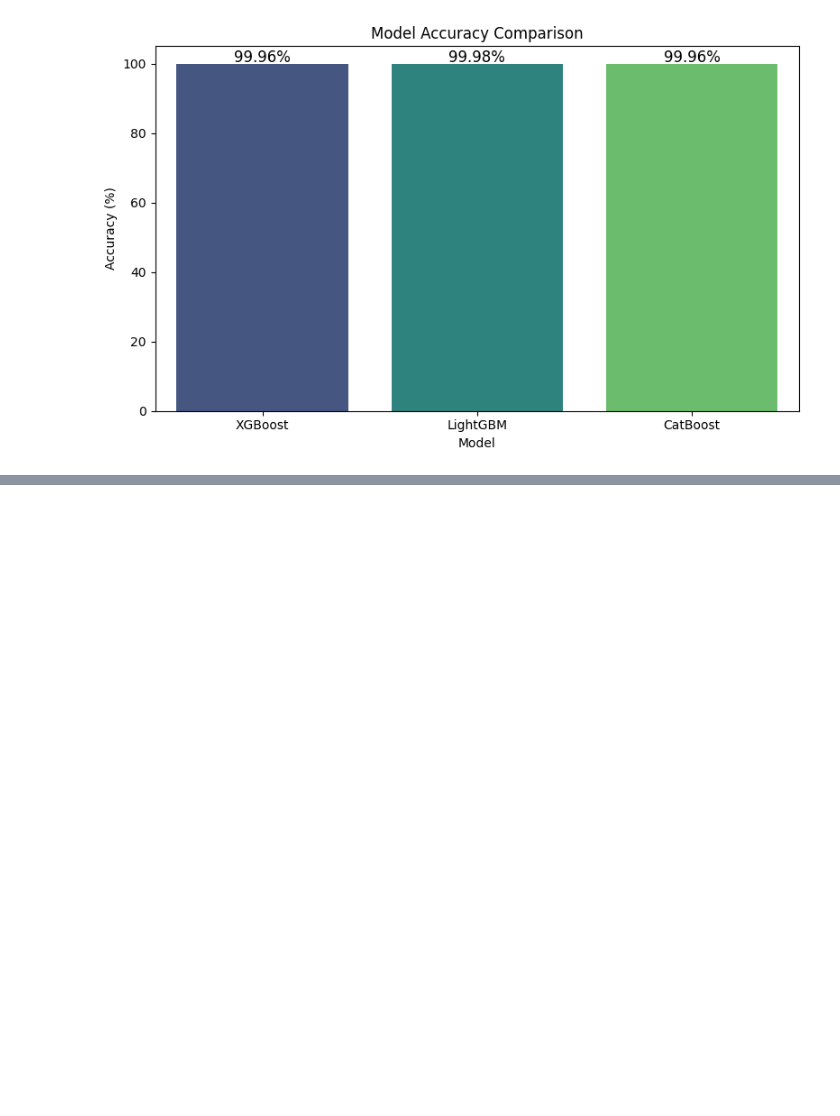
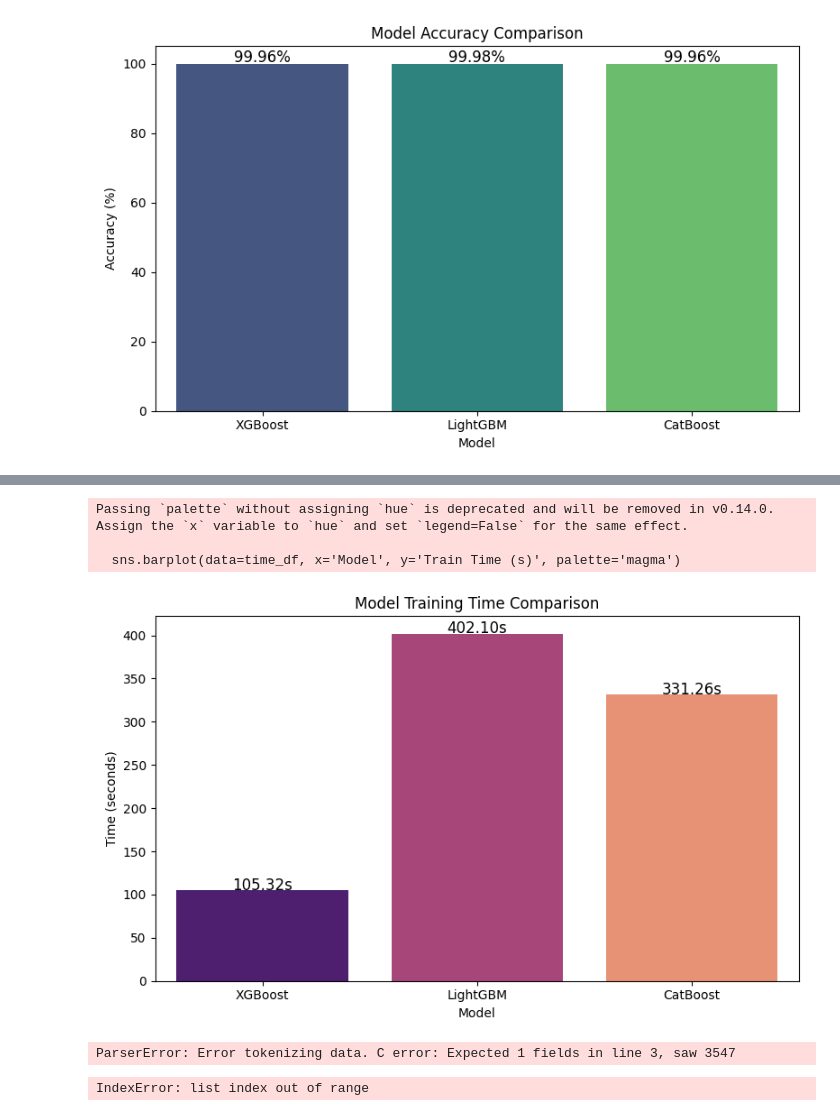
Before and after one commit to ARAVINTH342006/ImageGallery, a Jupyter notebook: WebAttackDetecter.ipynb, the cells around one changed output, grey strips where cells are left out. Drawn from its saved outputs; the diff is of its cells as text; code cells hidden in the pictures; blank space fills up the shorter version.

```diff
--- a/WebAttackDetecter.ipynb
+++ b/WebAttackDetecter.ipynb
@@ -355,3 +356,23 @@ Passing `palette` without assigning `hue` is deprecated and will be removed in v
 
   sns.barplot(data=acc_df, x='Model', y='Accuracy', palette='viridis')
 [figure]
+# %%
+import time
+
+# XGBoost
+start_xgb = time.time()
+xgb.fit(X_train, y_train)
+end_xgb = time.time()
+xgb_time = end_xgb - start_xgb
+
+# LightGBM
+start_lgbm = time.time()
+lgbm_model.fit(X_train, y_train)
+end_lgbm = time.time()
+lgbm_time = end_lgbm - start_lgbm
+
+# CatBoost
+start_cat = time.time()
+cat_model.fit(X_train, y_train, verbose=0)
+end_cat = time.time()
+cat_time = end_cat - start_cat
@@ -357,0 +390,60 @@ Passing `palette` without assigning `hue` is deprecated and will be removed in v
+# %%
+# Create dataframe
+train_times = {
+    'XGBoost': xgb_time,
+    'LightGBM': lgbm_time,
+    'CatBoost': cat_time
+}
+
+time_df = pd.DataFrame(list(train_times.items()), columns=['Model', 'Train Time (s)'])
+
+# Plot
+plt.figure(figsize=(8, 5))
+sns.barplot(data=time_df, x='Model', y='Train Time (s)', palette='magma')
+
+# Annotate time values on bars
+for i, row in time_df.iterrows():
+    plt.text(i, row['Train Time (s)'] + 0.1, f"{row['Train Time (s)']:.2f}s", ha='center', fontsize=12)
+
+plt.title("Model Training Time Comparison")
+plt.ylabel("Time (seconds)")
+plt.xlabel("Model")
+plt.tight_layout()
+plt.show()
+# %% [output]
+Passing `palette` without assigning `hue` is deprecated and will be removed in v0.14.0. Assign the `x` variable to `hue` and set `legend=False` for the same effect.
+
+  sns.barplot(data=time_df, x='Model', y='Train Time (s)', palette='magma')
+[figure, added]
+# %%
+import pandas as pd
+
+# Replace this with your actual dataset URL
+url = 'https://drive.google.com/file/d/12dQPcqRDJFeJGmqqshzdYN8M5t5tMXbQ/view'
+
+# Load the dataset directly from the URL
+df = pd.read_csv(url)
+
+# Display first few rows
+df.head()
+# %% [output]
+ParserError: Error tokenizing data. C error: Expected 1 fields in line 3, saw 3547
+# %%
+import pandas as pd
+
+unsw_columns = [
+    'srcip', 'sport', 'dsport', 'proto', 'state', 'dur', 'sbytes', 'dbytes', 'sttl',
+    'dttl', 'sloss', 'dloss', 'service', 'Sload', 'Dload', 'Spkts', 'Dpkts', 'swin',
+    'dwin', 'stcpb', 'dtcpb', 'smeansz', 'dmeansz', 'trans_depth', 'res_bdy_len',
+    'Sjit', 'Djit', 'Stime', 'Ltime', 'Sintpkt', 'Dintpkt', 'tcprtt', 'synack',
+    'ackdat', 'is_sm_ips_ports', 'ct_state_ttl', 'ct_flw_http_mthd',
+    'is_ftp_login', 'ct_ftp_cmd', 'ct_srv_src', 'ct_srv_dst', 'ct_dst_ltm',
+    'ct_src_ ltm', 'ct_src_dport_ltm', 'ct_dst_sport_ltm', 'ct_dst_src_ltm',
+    'attack_cat', 'label'
+]
+selected_indices = [1,15,68,69,0,13,54,15,37,41,7,8,69,4,1,54,15,9,21,37,14,57,36,42,73,18,26,6]
+unique_indices = sorted(set(selected_indices))
+
+selected_unsw_columns = [unsw_columns[i] for i in unique_indices]
+# %% [output]
+IndexError: list index out of range
```
Also changed, not shown: parts of 7 cells of this notebook.
